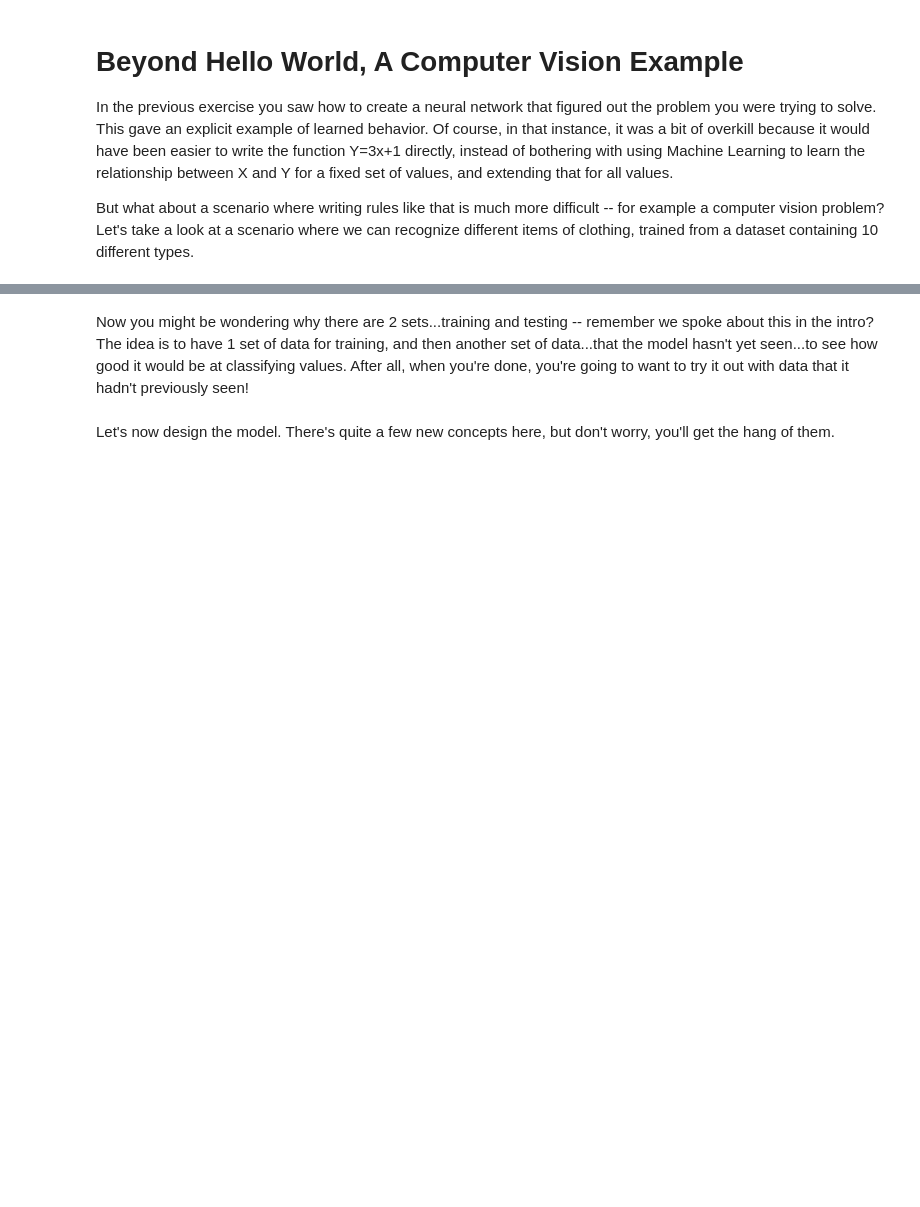
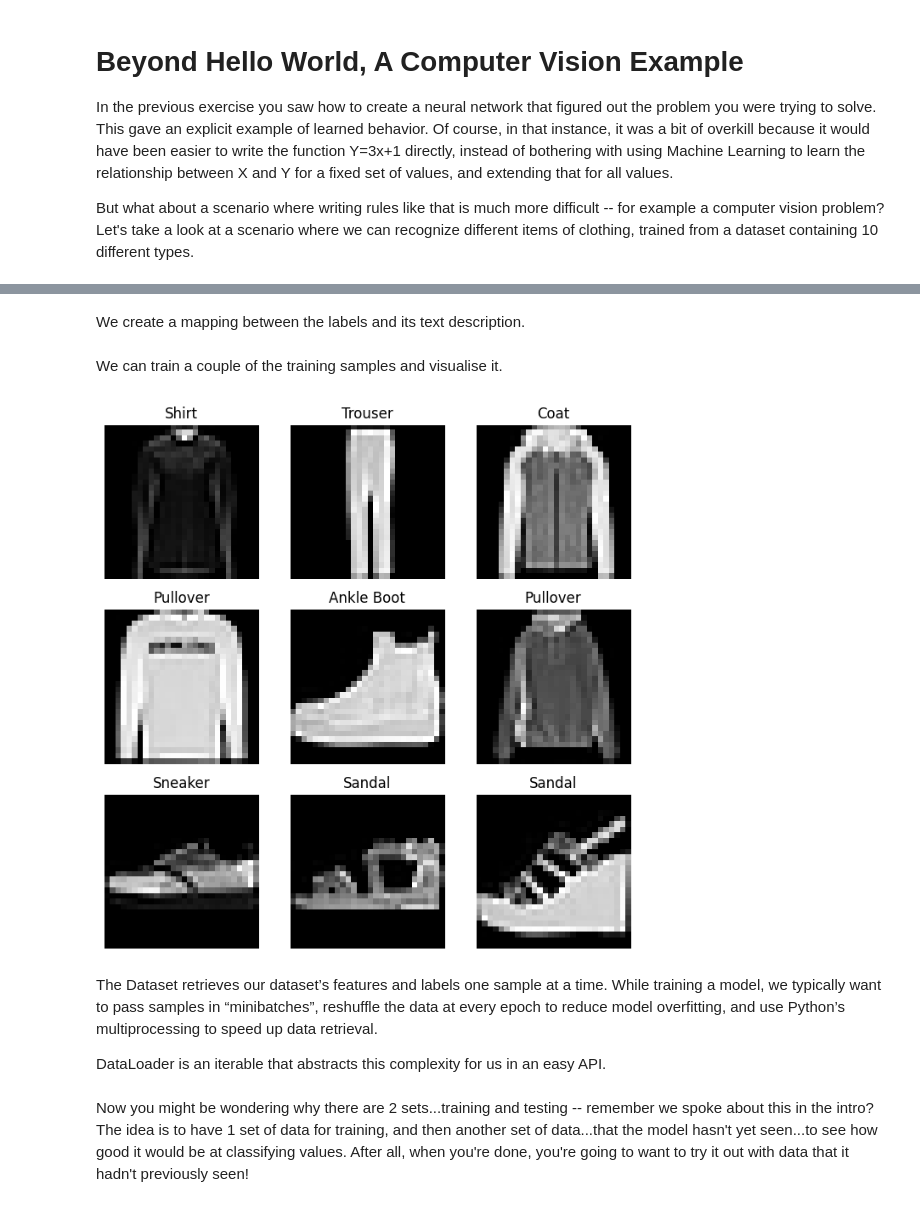
Before and after one commit to tinkercademy/ml-notebooks, a Jupyter notebook: Machine Learning in Pytorch/02_Computer_Vision_with_Fashion_MNIST.ipynb, the cells around one changed output, grey strips where cells are left out. Drawn from its saved outputs; the diff is of its cells as text; code cells hidden in the pictures; blank space fills up the shorter version.

Commit message:
changing computer vision with fashion MNIST

```diff
--- a/Machine Learning in Pytorch/02_Computer_Vision_with_Fashion_MNIST.ipynb
+++ b/Machine Learning in Pytorch/02_Computer_Vision_with_Fashion_MNIST.ipynb
@@ -70,0 +39,48 @@ test_images = test_images / 255.0
+# %%
+training_data = datasets.FashionMNIST(
+    root="data",
+    train=True,
+    download=True,
+    transform=ToTensor()
+)
+
+test_data = datasets.FashionMNIST(
+    root="data",
+    train=False,
+    download=True,
+    transform=ToTensor()
+)
+# %% [markdown]
+We create a mapping between the labels and its text description.
+# %%
+labels_map = {
+    0: "T-Shirt",
+    1: "Trouser",
+    2: "Pullover",
+    3: "Dress",
+    4: "Coat",
+    5: "Sandal",
+    6: "Shirt",
+    7: "Sneaker",
+    8: "Bag",
+    9: "Ankle Boot",
+}
+# %% [markdown]
+We can train a couple of the training samples and visualise it.
+# %%
+figure = plt.figure(figsize=(8, 8))
+cols, rows = 3, 3
+for i in range(1, cols * rows + 1):
+    sample_idx = torch.randint(len(training_data), size=(1,)).item()
+    img, label = training_data[sample_idx]
+    figure.add_subplot(rows, cols, i)
+    plt.title(labels_map[label])
+    plt.axis("off")
+    plt.imshow(img.squeeze(), cmap="gray")
+plt.show()
+# %% [output]
+[figure, added]
+# %% [markdown]
+The Dataset retrieves our dataset’s features and labels one sample at a time. While training a model, we typically want to pass samples in “minibatches”, reshuffle the data at every epoch to reduce model overfitting, and use Python’s multiprocessing to speed up data retrieval.
+
+DataLoader is an iterable that abstracts this complexity for us in an easy API.
@@ -71,4 +90,2 @@ test_images = test_images / 255.0
 # %% [markdown]
 Now you might be wondering why there are 2 sets...training and testing -- remember we spoke about this in the intro? The idea is to have 1 set of data for training, and then another set of data...that the model hasn't yet seen...to see how good it would be at classifying values. After all, when you're done, you're going to want to try it out with data that it hadn't previously seen!
-# %% [markdown]
-Let's now design the model. There's quite a few new concepts here, but don't worry, you'll get the hang of them.
```
Also changed, not shown: parts of 57 cells of this notebook.
